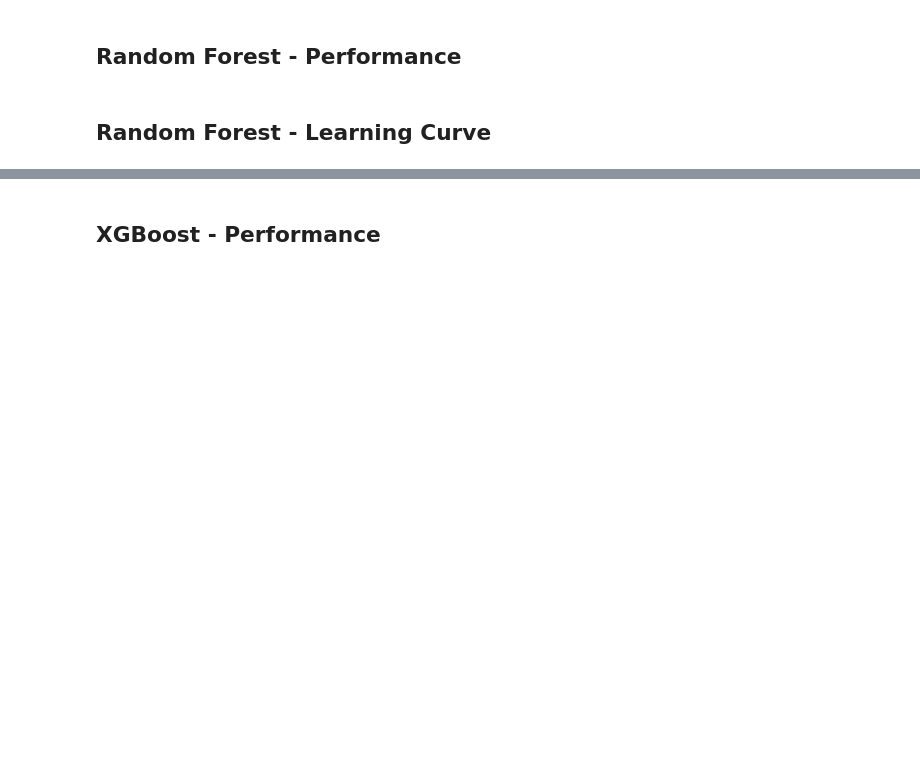
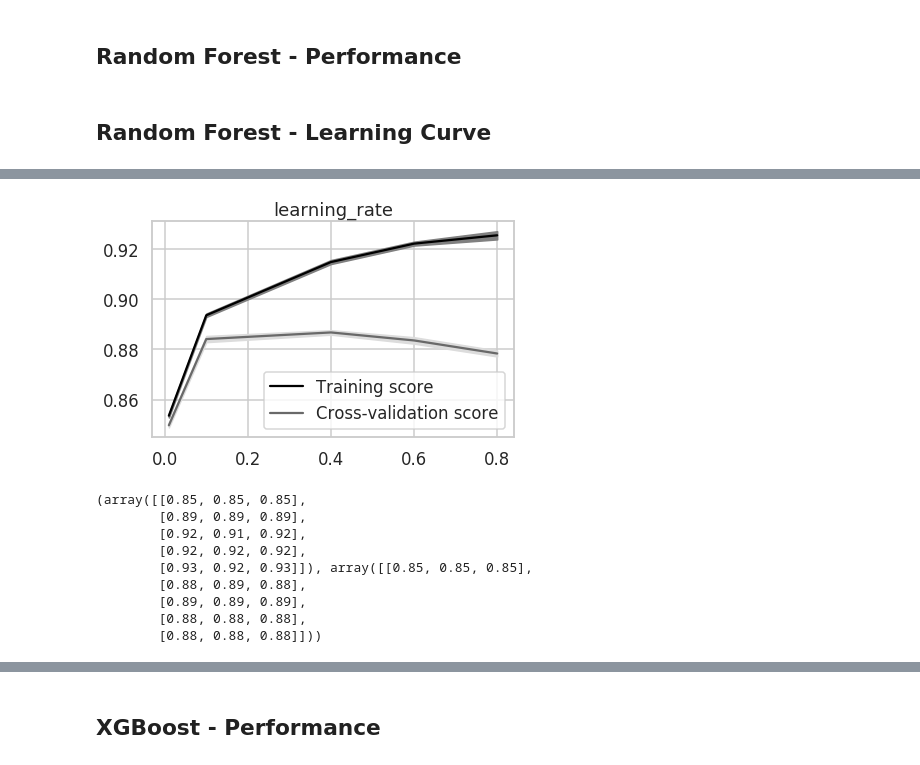
Before and after one commit to rkaushik72/senti_amazon, a Jupyter notebook: Sentiment Analysis.ipynb, the cells around one changed output, grey strips where cells are left out. Cells and saved outputs as stored; diff of their text form; code cells hidden in the pictures; blank space fills up the shorter version.

```diff
--- a/Sentiment Analysis.ipynb
+++ b/Sentiment Analysis.ipynb
@@ -395,8 +336,19 @@ meu.validationCurve(classifier,train_features,train_sentiments,param_name,param_
 # %%
 #validation curves
-param_name = 'n_estimators'
-param_range=np.linspace(10, 50, 100)
-classifier=xgb.XGBClassifier()
+param_name = 'learning_rate'
+param_range=[0.01, 0.1,0.4,0.6,0.8]
+classifier=xgb.XGBClassifier(n_jobs=NWORKERS)
 title=param_name
 
-meu.validationCurve(classifier,train_features,train_sentiments,param_name,param_range,NWORKERS,title)
+meu.validationCurve(classifier,train_features,train_sentiments,param_name,param_range,1,title)
+# %% [output]
+[figure, added]
+(array([[0.85, 0.85, 0.85],
+        [0.89, 0.89, 0.89],
+        [0.92, 0.91, 0.92],
+        [0.92, 0.92, 0.92],
+        [0.93, 0.92, 0.93]]), array([[0.85, 0.85, 0.85],
+        [0.88, 0.89, 0.88],
+        [0.89, 0.89, 0.89],
+        [0.88, 0.88, 0.88],
+        [0.88, 0.88, 0.88]]))
```
Also changed, not shown: parts of 48 cells of this notebook, 9 other files.
